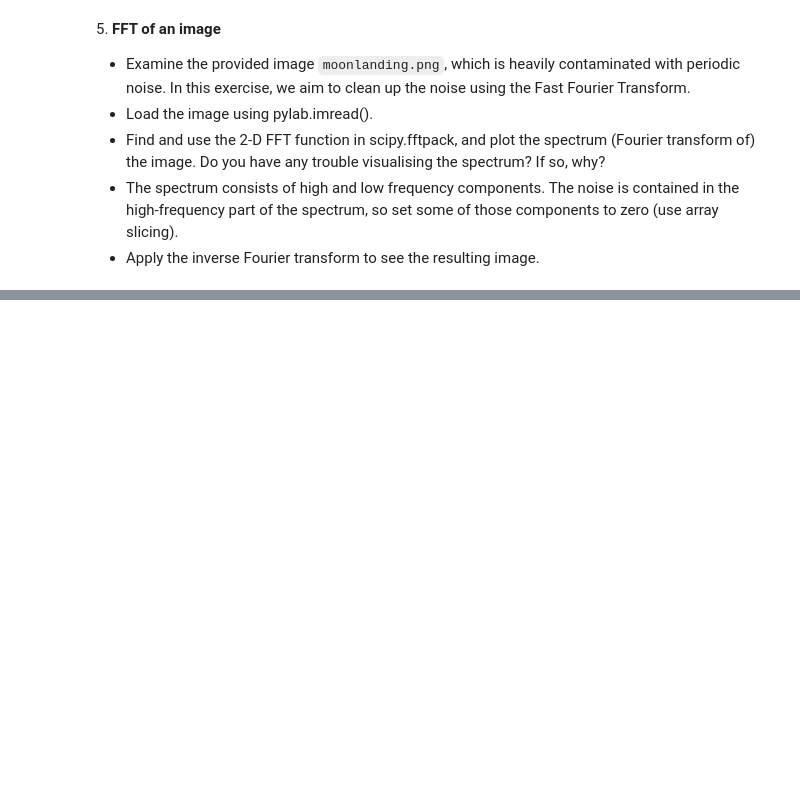
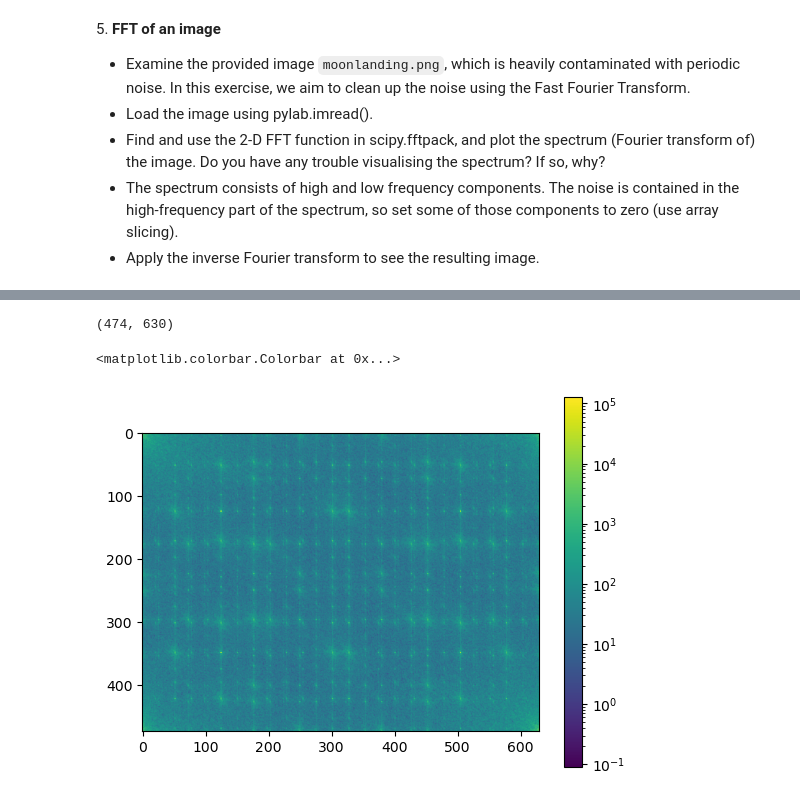
Before and after one commit to vepe99/LaboratoryOfComputationalPhysics_Y5, a Jupyter notebook: 09ex_Algorithms.ipynb, the cells around one changed output, grey strips where cells are left out. Cells and saved outputs as stored; diff of their text form; code cells hidden in the pictures; blank space fills up the shorter version.

```diff
--- a/09ex_Algorithms.ipynb
+++ b/09ex_Algorithms.ipynb
@@ -371,0 +378,13 @@ True
+# %%
+data_fft = fftpack.fft2(data)
+print(data_fft.shape)
+power = np.abs(data_fft)
+power=np.abs(data_fft)
+
+from matplotlib.colors import LogNorm #without this normalization the map is flat color
+plt.imshow(power, norm=LogNorm())
+plt.colorbar()
+# %% [output]
+(474, 630)
+<matplotlib.colorbar.Colorbar at 0x...>
+[figure, added]
```
Also changed, not shown: parts of 7 cells of this notebook.
